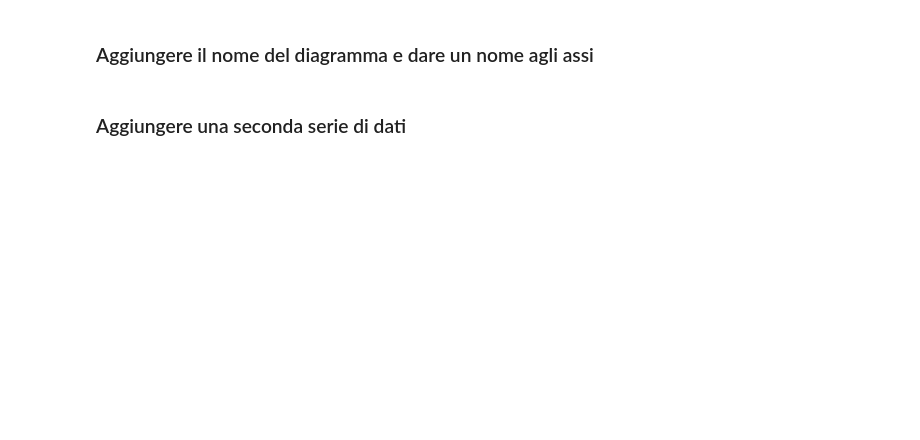
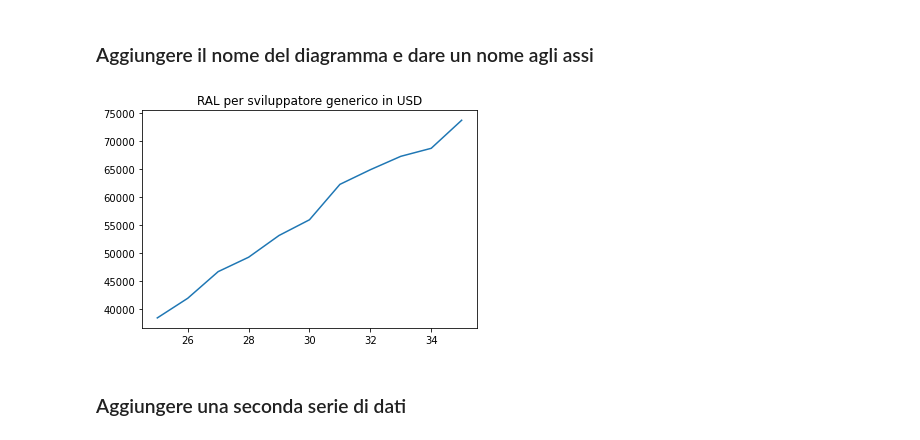
Before and after one commit to SGiuri/ML_PD-2122, a Jupyter notebook: ML_PD-01-IntroduzioneAllaDataScience/ML_PD-ds07-Matplotlib.ipynb, the cells around one changed output. Saved outputs shown, nothing was run; the diff lists cells and outputs as text; code cells hidden in the pictures; blank space fills up the shorter version.

```diff
--- a/ML_PD-01-IntroduzioneAllaDataScience/ML_PD-ds07-Matplotlib.ipynb
+++ b/ML_PD-01-IntroduzioneAllaDataScience/ML_PD-ds07-Matplotlib.ipynb
@@ -30,4 +45,14 @@ js_dev_y = [37810, 43515, 46823, 49293, 53437,
 # %% [markdown]
 ### Aggiungere il nome del diagramma e dare un nome agli assi
+# %%
+plt.plot(dev_x, dev_y)
+
+# RAL = Reddito annuo lordo
+plt.title("RAL per sviluppatore generico in USD")
+
+
+plt.show()
+# %% [output]
+[figure, added]
 # %% [markdown]
 ### Aggiungere una seconda serie di dati
```
Also changed, not shown: parts of 14 cells of this notebook.
